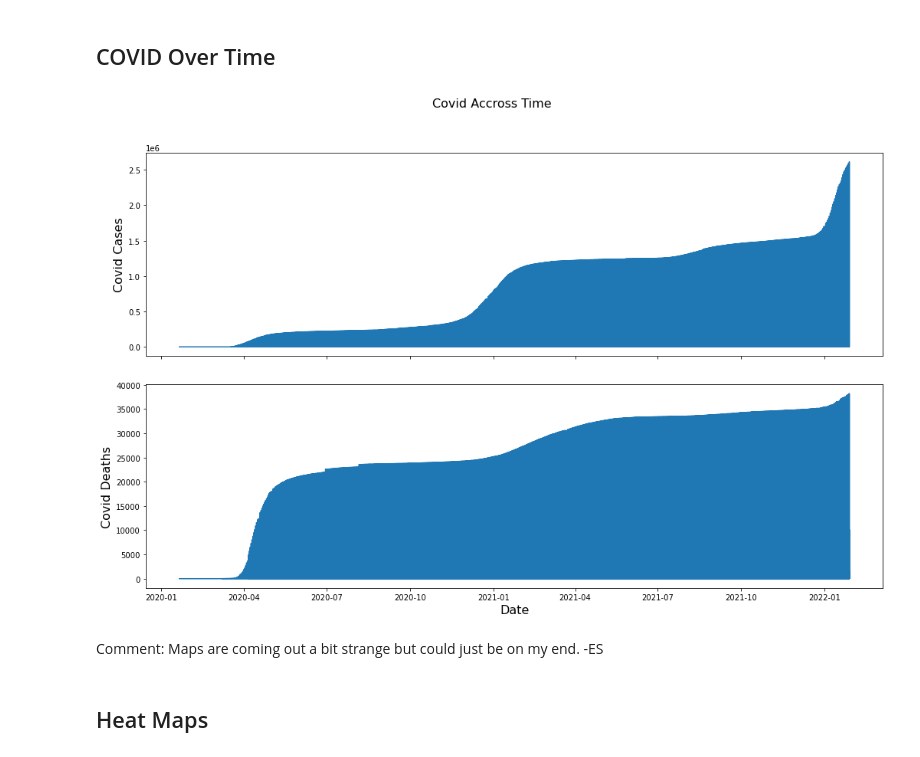
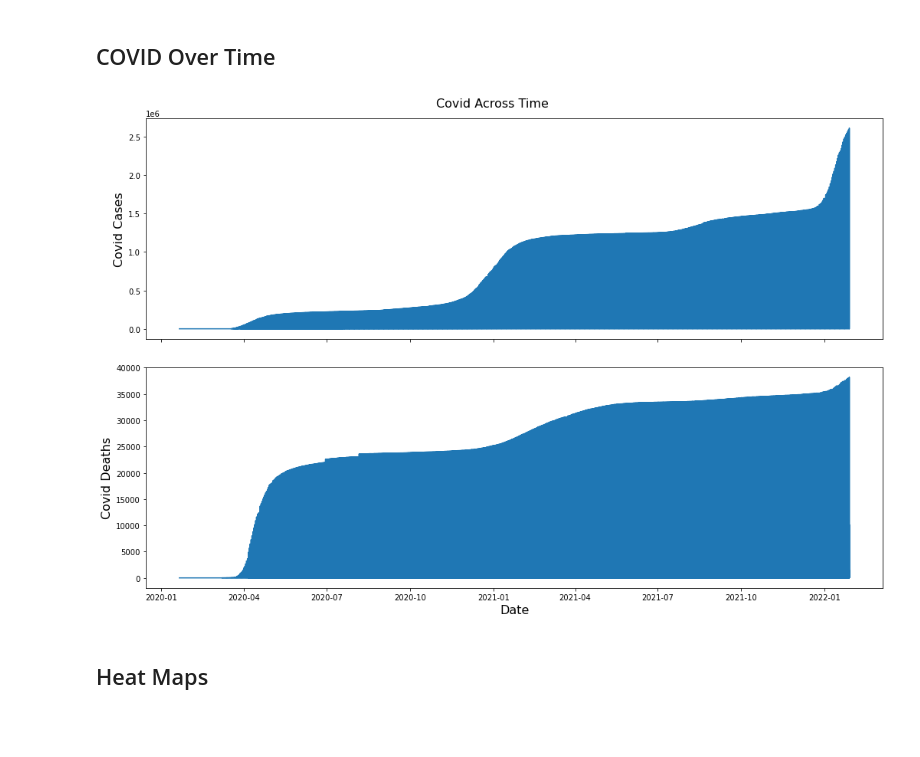
Before and after one commit to CarlaLorenteAnon/project-1, a Jupyter notebook: FinalAnalysis.ipynb, the cells around one changed output. Cells and saved outputs as stored; diff of their text form; code cells hidden in the pictures; blank space fills up the shorter version.

```diff
--- a/FinalAnalysis.ipynb
+++ b/FinalAnalysis.ipynb
@@ -182,28 +158,27 @@ create_vertical_box_plot((20,10),"Cases per Capita by State",first_half_states,s
 # %%
 # Read from original day-by-day data
 covid_df = pd.read_csv('resources/covid-statistics.csv')
 
 covid_df["date"] = pd.to_datetime(covid_df["date"])
 
 date = covid_df["date"]
 covid_cases = covid_df["cases"]
 covid_deaths = covid_df["deaths"]
 
 fig, (ax1,ax2) = plt.subplots(2,1,figsize=(15, 10),sharex = True) #removed sharey = True
 
 ax1.plot(date, covid_cases)
 ax1.set_ylabel("Covid Cases", fontsize = 16)
 
 ax2.plot(date, covid_deaths);
 ax2.set_ylabel("Covid Deaths", fontsize = 16)
 ax2.set_xlabel("Date", fontsize = 16)
 
-fig.suptitle('Covid Accross Time', fontsize=16)
+fig.suptitle('Covid Across Time', fontsize=16)
 fig.tight_layout(pad = 3) #separation between plots
+plt.savefig('output_images/covid_over_time.png')
 # %% [output]
-[figure, old version]
+[figure, new version]
-# %% [markdown]
-Comment: Maps are coming out a bit strange but could just be on my end. -ES
 # %% [markdown]
 ## Heat Maps
 # %%
```
Also changed, not shown: parts of 12 cells of this notebook, 13 other files.
